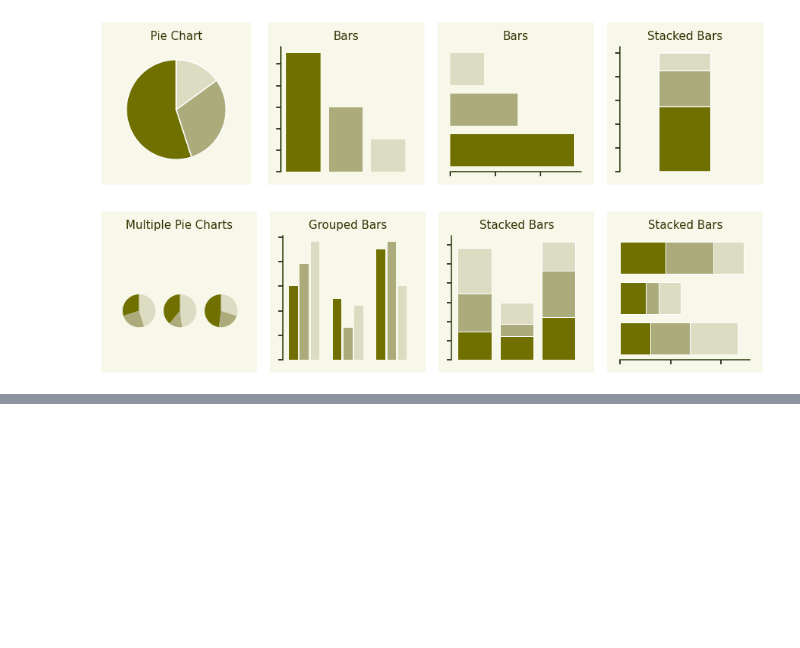
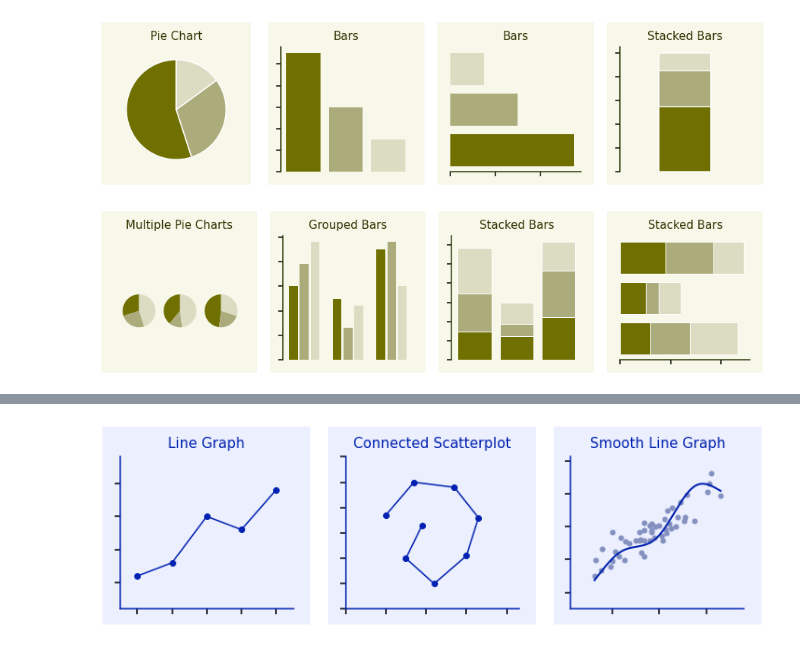
Before and after one commit to hnguyentt/dataviz-python, a Jupyter notebook: 1.From_data_to_viz/05.Directory_of_visualizations.ipynb, the cells around one changed output, grey strips where cells are left out. Saved outputs shown, nothing was run; the diff lists cells and outputs as text; code cells hidden in the pictures; blank space fills up the shorter version.

```diff
--- a/1.From_data_to_viz/05.Directory_of_visualizations.ipynb
+++ b/1.From_data_to_viz/05.Directory_of_visualizations.ipynb
@@ -552,0 +753,69 @@ for ax in axes:
+# %%
+from scipy.interpolate import make_interp_spline, BSpline
+
+np.random.seed(42)
+
+plt.rcParams['axes.facecolor'] = pal_steel_blue[-2]
+plt.rcParams['axes.titlecolor'] = pal_steel_blue[0]
+plt.rcParams['axes.titlesize'] = 15
+plt.rcParams['axes.linewidth'] = 1.5
+plt.rcParams['xtick.major.width'] = 1.5
+plt.rcParams['xtick.major.size'] = 6
+plt.rcParams['ytick.major.width'] = 1.5
+plt.rcParams['ytick.major.size'] = 6
+
+fig, axes = plt.subplots(1, 3, figsize=(12, 3))
+fig.subplots_adjust(wspace=0.3)
+fig.set_facecolor('white')
+
+ax = axes[0]
+x = [i for i in range(1,6)]
+y = [3.1, 3.3, 4.0, 3.8, 4.4]
+ax.plot(x, y, 'o-', color=pal_steel_blue[0], linewidth=1.5)
+ax.set_xlim(min(x)-0.5, max(x)+0.5)
+ax.set_ylim(min(y)-0.5, max(y)+0.5)
+ax.set_title('Line Graph')
+
+ax = axes[1]
+x = [1.9, 1.5, 2.2, 3, 3.3, 2.7, 1.7, 1]
+y = [0.3, -1, -2.0, -0.9, .6, 1.8, 2, 0.7]
+t = [i for i in range(1, len(x)+1)]
+ax.plot(x, y, 'o-', color=pal_steel_blue[0], linewidth=1.5)
+ax.set_xlim(min(x)-1, max(x)+1)
+ax.set_ylim(min(y)-1, max(y)+1)
+ax.set_title('Connected Scatterplot')
+
+ax = axes[2]
+n1 = int(1500/5)
+n2 = int(800/5)
+x1 = np.random.normal(0, .7, n1)
+y1 = 2*x1 + np.random.normal(0, .8, n1)
+x2 = np.random.normal(0, .4, n2)
+y2 = 1.5*x2 + np.random.normal(0.5, .8, n2)
+x = np.concatenate((x1, x2+2.2))[:50]
+y = np.concatenate((y1, y2+1.5))[:50]
+indx = np.argsort(x)
+x = x[indx]
+y = y[indx]
+
+xs = np.linspace(min(x)-1, max(x)+1, 7)
+model = make_interp_spline(xs, xs*2+np.random.normal(0, .8, len(xs)))
+xs = np.linspace(min(x), max(x), 5000)
+ys = model(xs)
+
+ax.plot(x, y, 'o', color=pal_steel_blue[4], markersize=5)
+ax.plot(xs, ys, '-', color=pal_steel_blue[0], linewidth=2)
+ax.set_xlim(min(x)-0.5, max(x)+0.5)
+ax.set_ylim(min(y)-2, max(y)+1)
+ax.set_title('Smooth Line Graph')
+
+for ax in axes:
+    ax.spines['left'].set_color(pal_steel_blue[0])
+    ax.spines['bottom'].set_color(pal_steel_blue[0])
+    ax.tick_params(top=False, bottom=True, left=True, right=False, labelleft=False, labelbottom=False)
+    rect = Rectangle((-0.1, -0.1), 1.2, 1.3, facecolor=pal_steel_blue[-2], edgecolor="None", transform=ax.transAxes, zorder=-1)
+    ax.set_xlabel('')
+    ax.set_ylabel('')
+    fig.patches.append(rect);
+# %% [output]
+[figure, added]
```
Also changed, not shown: parts of 6 cells of this notebook.
